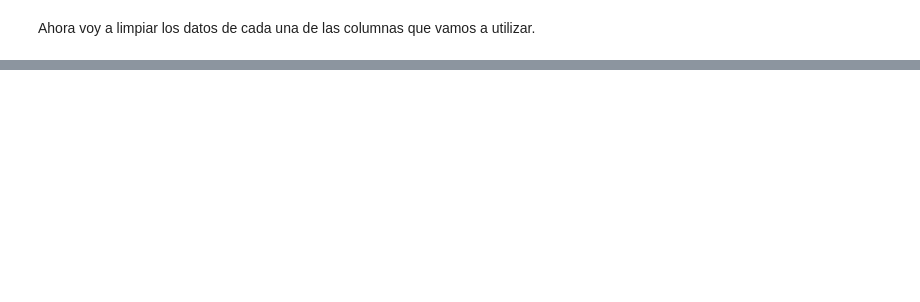
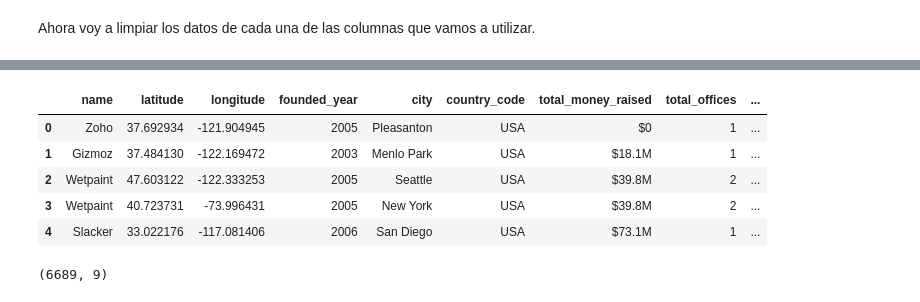
Before and after one commit to Mgraciaverdura/visualizing-real-world-data-project, a Jupyter notebook: df_filtered.ipynb, the cells around one changed output, grey strips where cells are left out. Cells and saved outputs as stored; diff of their text form; code cells hidden in the pictures; blank space fills up the shorter version.

```diff
--- a/df_filtered.ipynb
+++ b/df_filtered.ipynb
@@ -44,0 +101,7 @@ Ahora voy a limpiar los datos de cada una de las columnas que vamos a utilizar.
+# %%
+def get_offices_locat2(lon, lat):
+    offices_locat = {
+            "type":"Point",
+            "coordinates":[lon, lat]
+        }
+    return offices_locat
@@ -68,0 +140,11 @@ df_clean = pd.concat([df,first_office], axis=1)[["name","lat","lng", "main_offic
+# %%
+display(df_aux.head())
+print(df_aux.shape)
+# %% [output]
+|  | name | latitude | longitude | founded_year | city | country_code | total_money_raised | total_offices | ... |
+| 0 | Zoho | 37.692934 | -121.904945 | 2005 | Pleasanton | USA | $0 | 1 | ... |
+| 1 | Gizmoz | 37.484130 | -122.169472 | 2003 | Menlo Park | USA | $18.1M | 1 | ... |
+| 2 | Wetpaint | 47.603122 | -122.333253 | 2005 | Seattle | USA | $39.8M | 2 | ... |
+| 3 | Wetpaint | 40.723731 | -73.996431 | 2005 | New York | USA | $39.8M | 2 | ... |
+| 4 | Slacker | 33.022176 | -117.081406 | 2006 | San Diego | USA | $73.1M | 1 | ... |
+(6689, 9)
```
Also changed, not shown: parts of 39 cells of this notebook, 10 other files.
